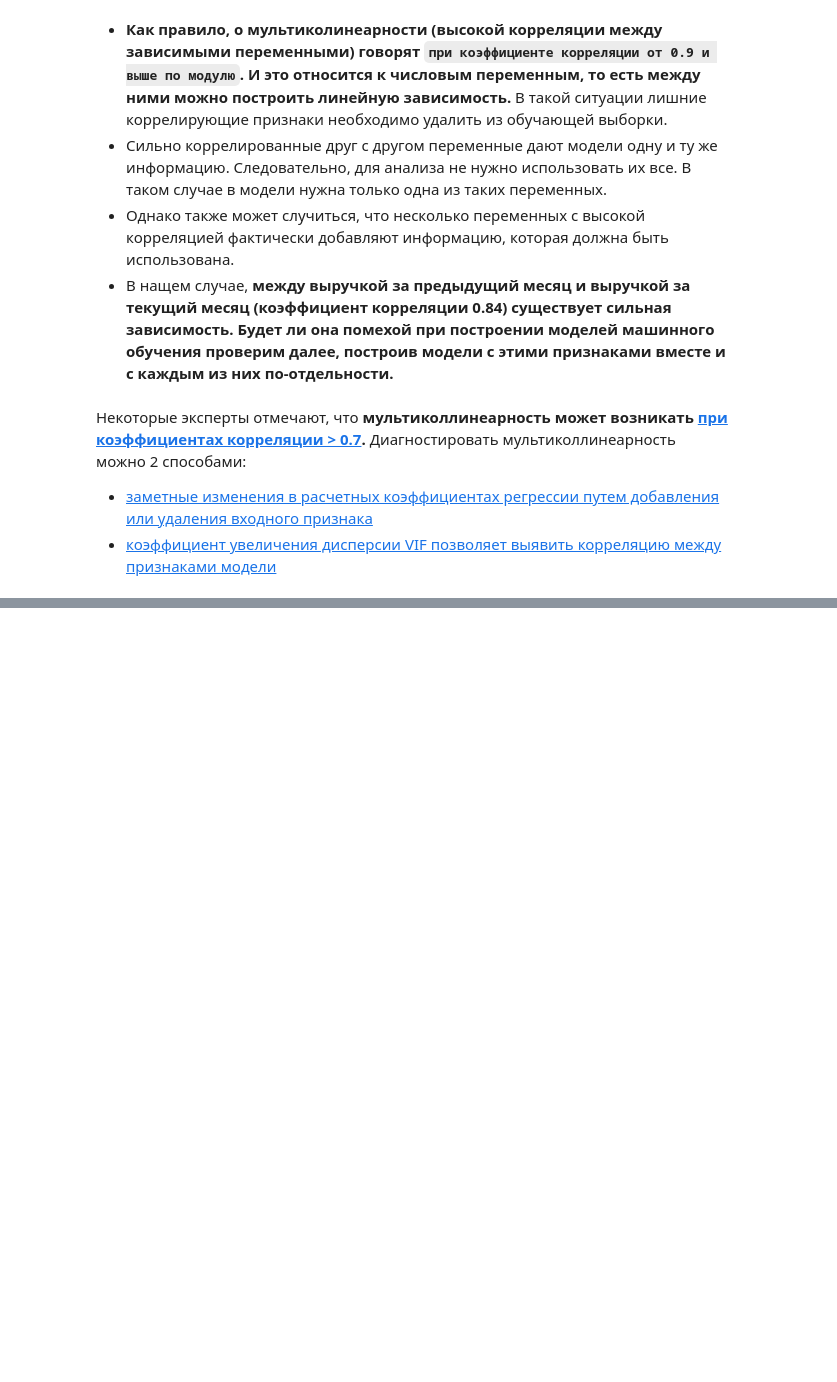
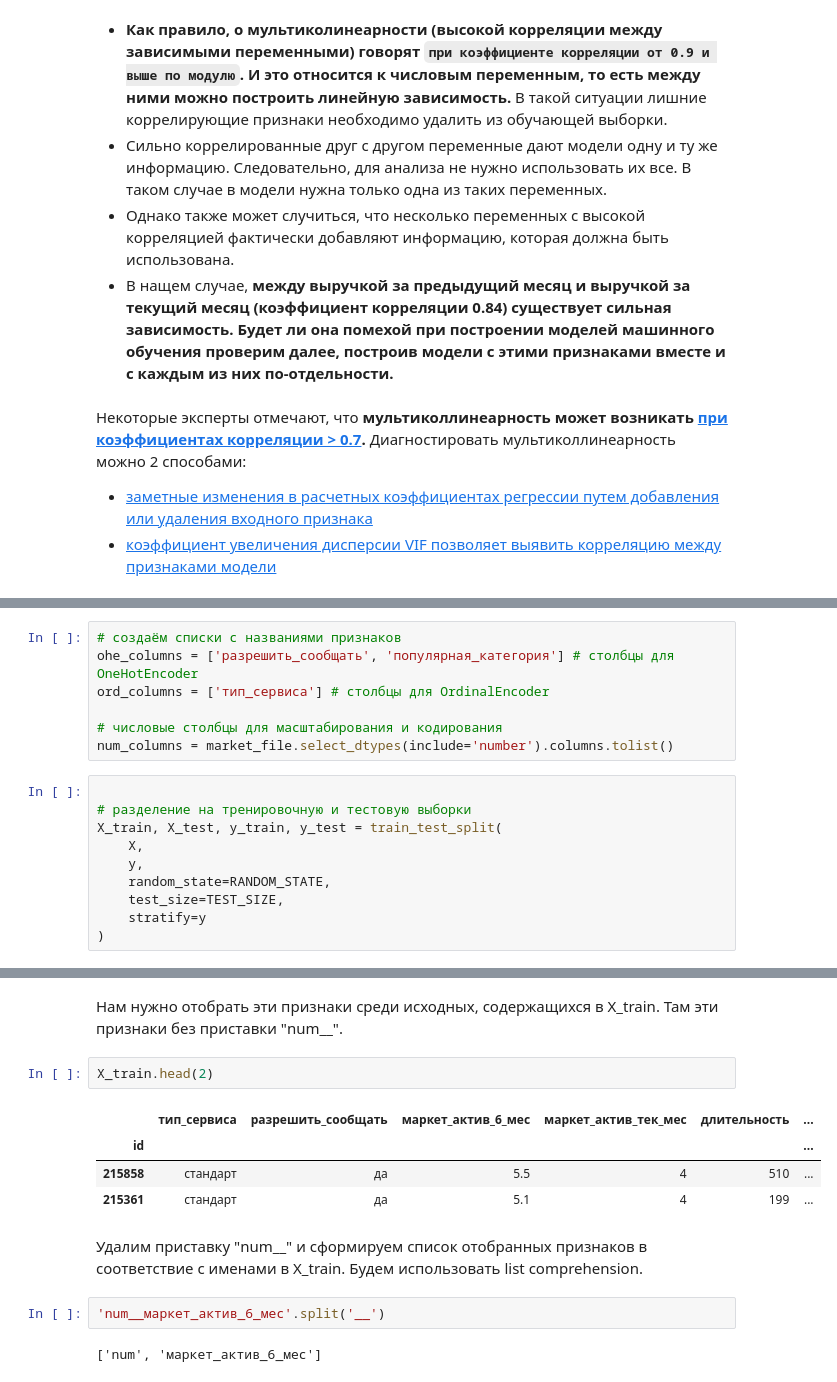
Before and after one commit to Kelena82/personalized_offers, a Jupyter notebook: one_click_ready.ipynb, the cells around one changed output, grey strips where cells are left out. Drawn from its saved outputs; the diff is of its cells as text; blank space fills up the shorter version.

```diff
--- a/one_click_ready.ipynb
+++ b/one_click_ready.ipynb
@@ -2214,0 +2273,17 @@ sns.heatmap(market_file.drop(columns='акционные_покупки_кате
+# %%
+# создаём списки с названиями признаков
+ohe_columns = ['разрешить_сообщать', 'популярная_категория'] # столбцы для OneHotEncoder
+ord_columns = ['тип_сервиса'] # столбцы для OrdinalEncoder
+
+# числовые столбцы для масштабирования и кодирования
+num_columns = market_file.select_dtypes(include='number').columns.tolist()
+# %%
+
+# разделение на тренировочную и тестовую выборки
+X_train, X_test, y_train, y_test = train_test_split(
+    X,
+    y,
+    random_state=RANDOM_STATE,
+    test_size=TEST_SIZE,
+    stratify=y
+)
@@ -2214,0 +2814,15 @@ sns.heatmap(market_file.drop(columns='акционные_покупки_кате
+# %% [markdown]
+Нам нужно отобрать эти признаки среди исходных, содержащихся в X_train. Там эти признаки без приставки "num__".
+# %%
+X_train.head(2)
+# %% [output]
+|  | тип_сервиса | разрешить_сообщать | маркет_актив_6_мес | маркет_актив_тек_мес | длительность | ... |
+| id |  |  |  |  |  | ... |
+| 215858 | стандарт | да | 5.5 | 4 | 510 | ... |
+| 215361 | стандарт | да | 5.1 | 4 | 199 | ... |
+# %% [markdown]
+Удалим приставку "num__" и сформируем список отобранных признаков в соответствие с именами в X_train. Будем использовать list comprehension.
+# %%
+'num__маркет_актив_6_мес'.split('__')
+# %% [output]
+['num', 'маркет_актив_6_мес']
```
Also changed, not shown: parts of 86 cells of this notebook.
